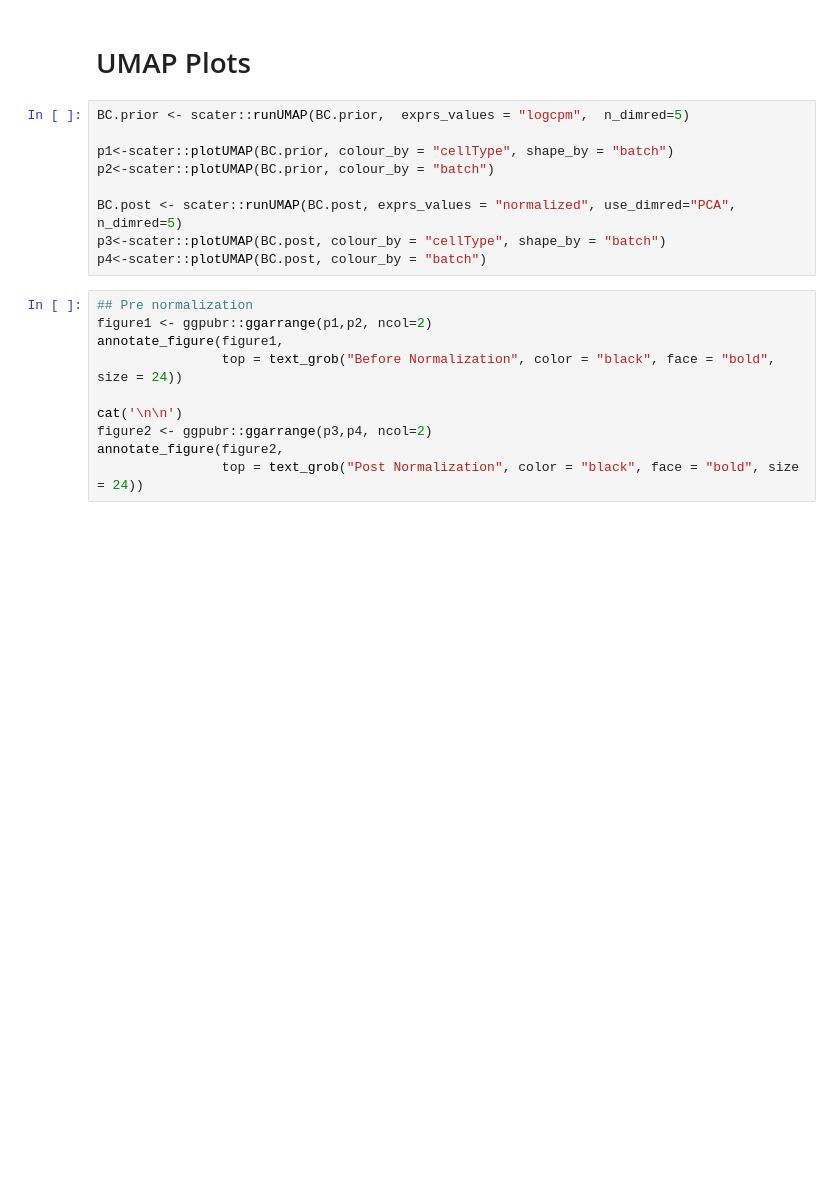
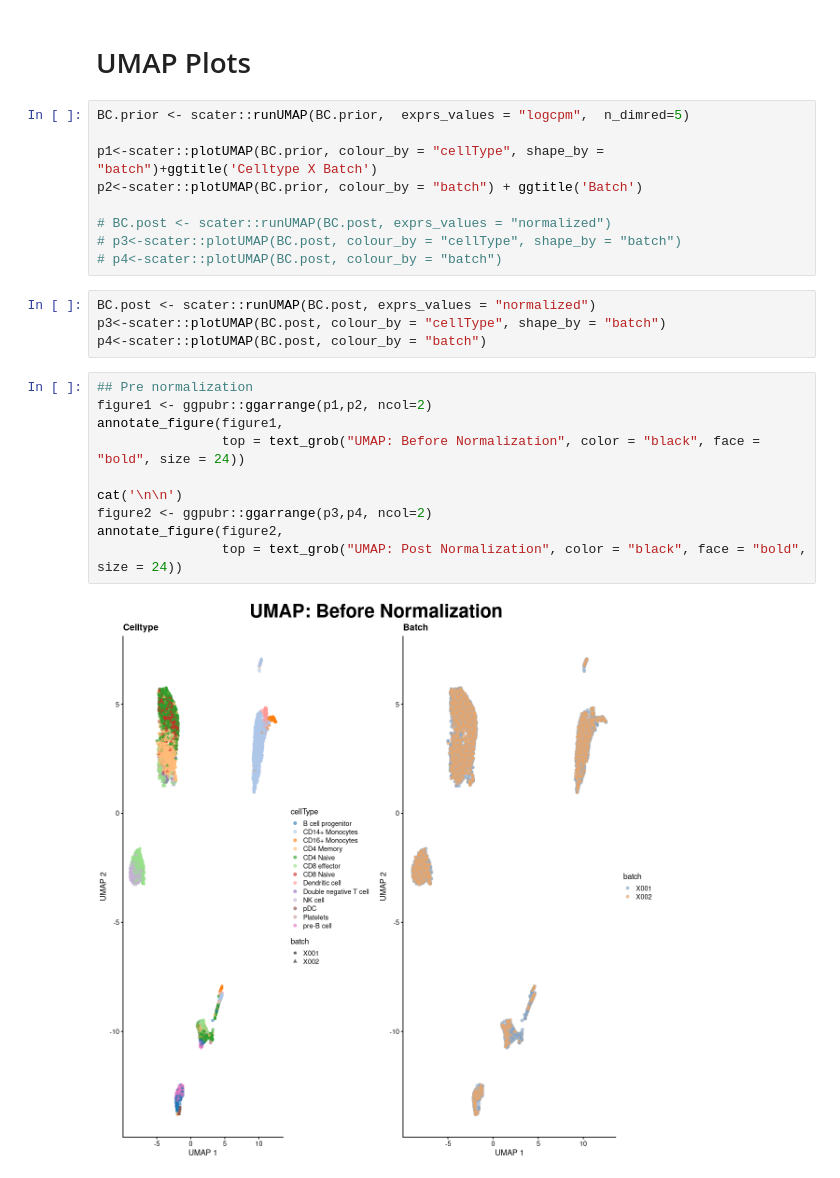
Before and after one commit to SamirRachidZaim-AIFI/scRNA-batch-norm, a Jupyter notebook: notebooks/scMergeEvaluation.ipynb, the cells around one changed output. Cells and saved outputs as stored; diff of their text form; blank space fills up the shorter version.

```diff
--- a/notebooks/scMergeEvaluation.ipynb
+++ b/notebooks/scMergeEvaluation.ipynb
@@ -135,19 +131,25 @@ annotate_figure(figure2,
 # %%
 BC.prior <- scater::runUMAP(BC.prior,  exprs_values = "logcpm",  n_dimred=5)
 
-p1<-scater::plotUMAP(BC.prior, colour_by = "cellType", shape_by = "batch")
-p2<-scater::plotUMAP(BC.prior, colour_by = "batch")
+p1<-scater::plotUMAP(BC.prior, colour_by = "cellType", shape_by = "batch")+ggtitle('Celltype X Batch')
+p2<-scater::plotUMAP(BC.prior, colour_by = "batch") + ggtitle('Batch')
 
-BC.post <- scater::runUMAP(BC.post, exprs_values = "normalized", use_dimred="PCA",  n_dimred=5)
-p3<-scater::plotUMAP(BC.post, colour_by = "cellType", shape_by = "batch")
-p4<-scater::plotUMAP(BC.post, colour_by = "batch")
+# BC.post <- scater::runUMAP(BC.post, exprs_values = "normalized")
+# p3<-scater::plotUMAP(BC.post, colour_by = "cellType", shape_by = "batch")
+# p4<-scater::plotUMAP(BC.post, colour_by = "batch")
+# %%
+BC.post <- scater::runUMAP(BC.post, exprs_values = "normalized")
+p3<-scater::plotUMAP(BC.post, colour_by = "cellType", shape_by = "batch")
+p4<-scater::plotUMAP(BC.post, colour_by = "batch")
 # %%
 ## Pre normalization
 figure1 <- ggpubr::ggarrange(p1,p2, ncol=2)
 annotate_figure(figure1,
-                top = text_grob("Before Normalization", color = "black", face = "bold", size = 24))
+                top = text_grob("UMAP: Before Normalization", color = "black", face = "bold", size = 24))
 
 cat('\n\n')
 figure2 <- ggpubr::ggarrange(p3,p4, ncol=2)
 annotate_figure(figure2,
-                top = text_grob("Post Normalization", color = "black", face = "bold", size = 24))
+                top = text_grob("UMAP: Post Normalization", color = "black", face = "bold", size = 24))
+# %% [output]
+[figure, added]
```
Also changed, not shown: parts of 5 cells of this notebook.
